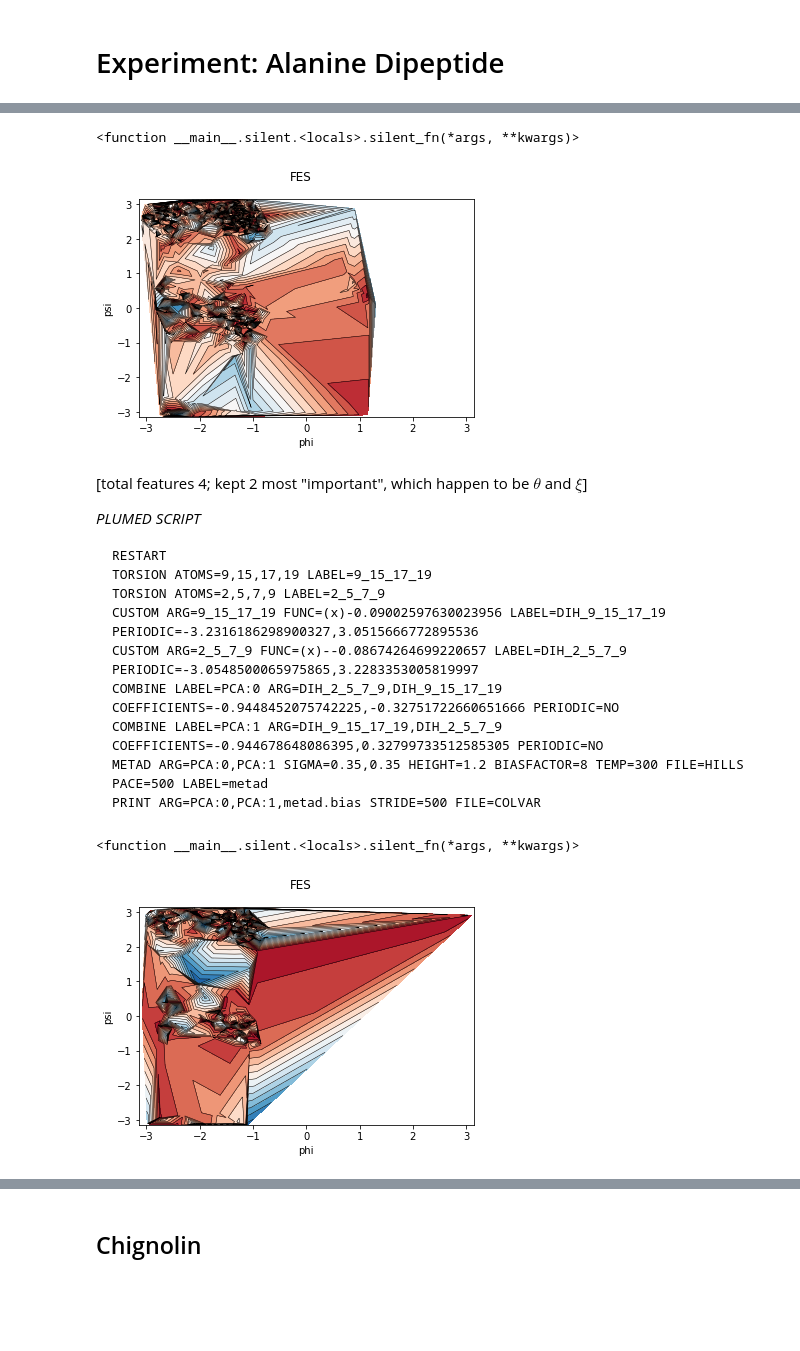
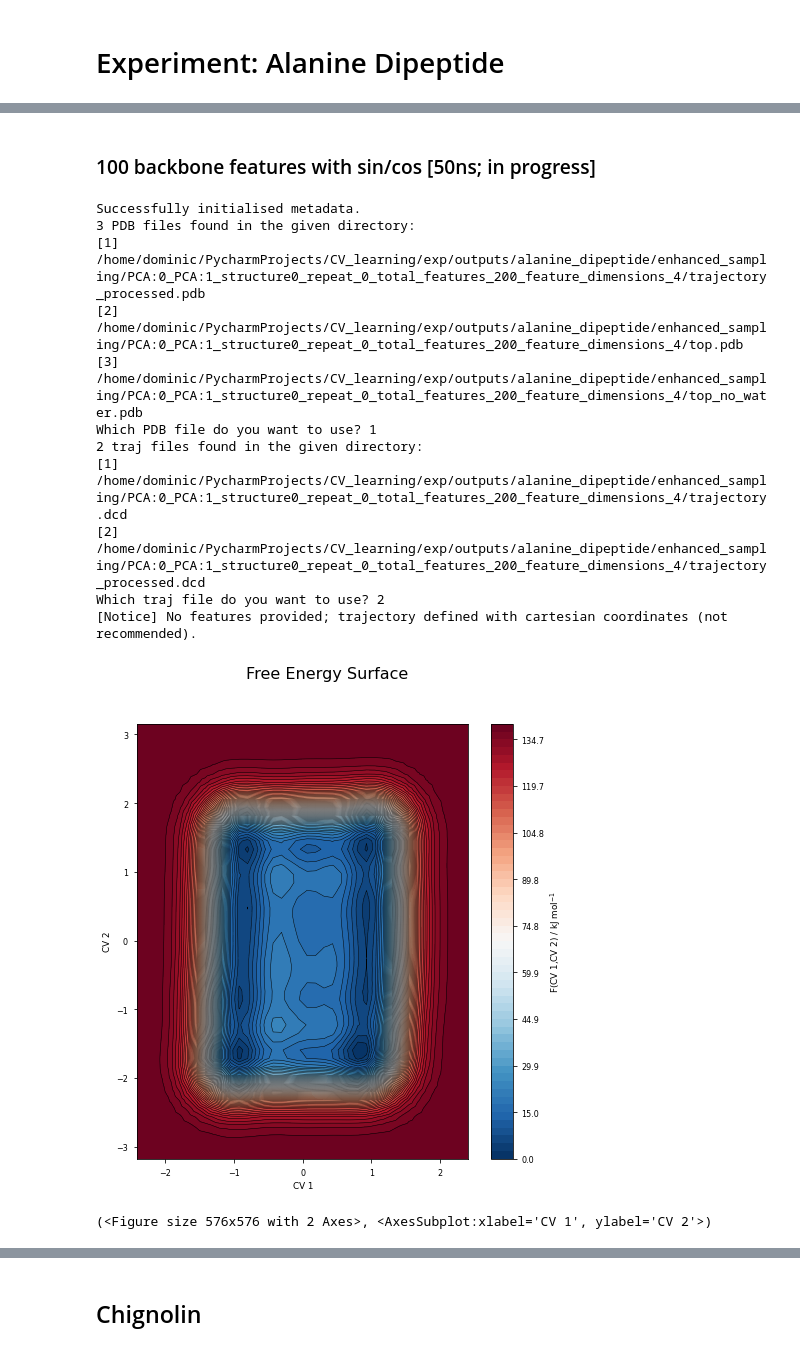
Before and after one commit to dominicp6/CV_learning, a Jupyter notebook: notebooks/enhanced_sampling_exps.ipynb, the cells around one changed output, grey strips where cells are left out. Saved outputs shown, nothing was run; the diff lists cells and outputs as text; code cells hidden in the pictures; blank space fills up the shorter version.

````diff
--- a/notebooks/enhanced_sampling_exps.ipynb
+++ b/notebooks/enhanced_sampling_exps.ipynb
@@ -240,25 +112,20 @@ DUMPGRID GRID=ffpsi FILE=ffpsi.dat
+# %% [markdown]
+### 100 backbone features with sin/cos [50ns; in progress]
 # %%
-silent(process_free_energy_surface('/home/dominic/PycharmProjects/CV_learning/exp/outputs/alanine_dipeptide/enhanced_sampling/non_periodic/PCA:0_PCA:1_structure0_repeat_0_total_features_4_feature_dimensions_None', xlabel='phi', ylabel='psi', xcorrection=0, ycorrection=0, reweight=True))
+exp = Experiment('/home/dominic/PycharmProjects/CV_learning/exp/outputs/alanine_dipeptide/enhanced_sampling/PCA:0_PCA:1_structure0_repeat_0_total_features_200_feature_dimensions_4')
+exp.free_energy_plot(fig_size=(8,8))
+# exp.free_energy_plot(reweight=True, fig_size=(8,8), features=["5_7_9_15", "7_9_15_17"])
 # %% [output]
-<function __main__.silent.<locals>.silent_fn(*args, **kwargs)>
+Successfully initialised metadata.
+3 PDB files found in the given directory:
+[1] /home/dominic/PycharmProjects/CV_learning/exp/outputs/alanine_dipeptide/enhanced_sampling/PCA:0_PCA:1_structure0_repeat_0_total_features_200_feature_dimensions_4/trajectory_processed.pdb
+[2] /home/dominic/PycharmProjects/CV_learning/exp/outputs/alanine_dipeptide/enhanced_sampling/PCA:0_PCA:1_structure0_repeat_0_total_features_200_feature_dimensions_4/top.pdb
+[3] /home/dominic/PycharmProjects/CV_learning/exp/outputs/alanine_dipeptide/enhanced_sampling/PCA:0_PCA:1_structure0_repeat_0_total_features_200_feature_dimensions_4/top_no_water.pdb
+Which PDB file do you want to use? 1
+2 traj files found in the given directory:
+[1] /home/dominic/PycharmProjects/CV_learning/exp/outputs/alanine_dipeptide/enhanced_sampling/PCA:0_PCA:1_structure0_repeat_0_total_features_200_feature_dimensions_4/trajectory.dcd
+[2] /home/dominic/PycharmProjects/CV_learning/exp/outputs/alanine_dipeptide/enhanced_sampling/PCA:0_PCA:1_structure0_repeat_0_total_features_200_feature_dimensions_4/trajectory_processed.dcd
+Which traj file do you want to use? 2
+[Notice] No features provided; trajectory defined with cartesian coordinates (not recommended).
-[figure, old version]
+[figure, new version]
+(<Figure size 576x576 with 2 Axes>, <AxesSubplot:xlabel='CV 1', ylabel='CV 2'>)
-# %% [markdown]
-[total features 4; kept 2 most "important", which happen to be $\theta$ and $\xi$]
-
-*PLUMED SCRIPT*
-```
-RESTART
-TORSION ATOMS=9,15,17,19 LABEL=9_15_17_19
-TORSION ATOMS=2,5,7,9 LABEL=2_5_7_9
-CUSTOM ARG=9_15_17_19 FUNC=(x)-0.09002597630023956 LABEL=DIH_9_15_17_19 PERIODIC=-3.2316186298900327,3.0515666772895536
-CUSTOM ARG=2_5_7_9 FUNC=(x)--0.08674264699220657 LABEL=DIH_2_5_7_9 PERIODIC=-3.0548500065975865,3.2283353005819997
-COMBINE LABEL=PCA:0 ARG=DIH_2_5_7_9,DIH_9_15_17_19 COEFFICIENTS=-0.9448452075742225,-0.32751722660651666 PERIODIC=NO
-COMBINE LABEL=PCA:1 ARG=DIH_9_15_17_19,DIH_2_5_7_9 COEFFICIENTS=-0.944678648086395,0.32799733512585305 PERIODIC=NO
-METAD ARG=PCA:0,PCA:1 SIGMA=0.35,0.35 HEIGHT=1.2 BIASFACTOR=8 TEMP=300 FILE=HILLS PACE=500 LABEL=metad
-PRINT ARG=PCA:0,PCA:1,metad.bias STRIDE=500 FILE=COLVAR
-```
-# %%
-silent(process_free_energy_surface('/home/dominic/PycharmProjects/CV_learning/exp/outputs/alanine_dipeptide/enhanced_sampling/PCA:0_PCA:1_structure0_repeat_0_total_features_4_feature_dimensions_2', xlabel='phi', ylabel='psi', xcorrection=0, ycorrection=0, reweight=True))
-# %% [output]
-<function __main__.silent.<locals>.silent_fn(*args, **kwargs)>
-[figure, removed]
````
Also changed, not shown: parts of 31 cells of this notebook, 11 other files.
